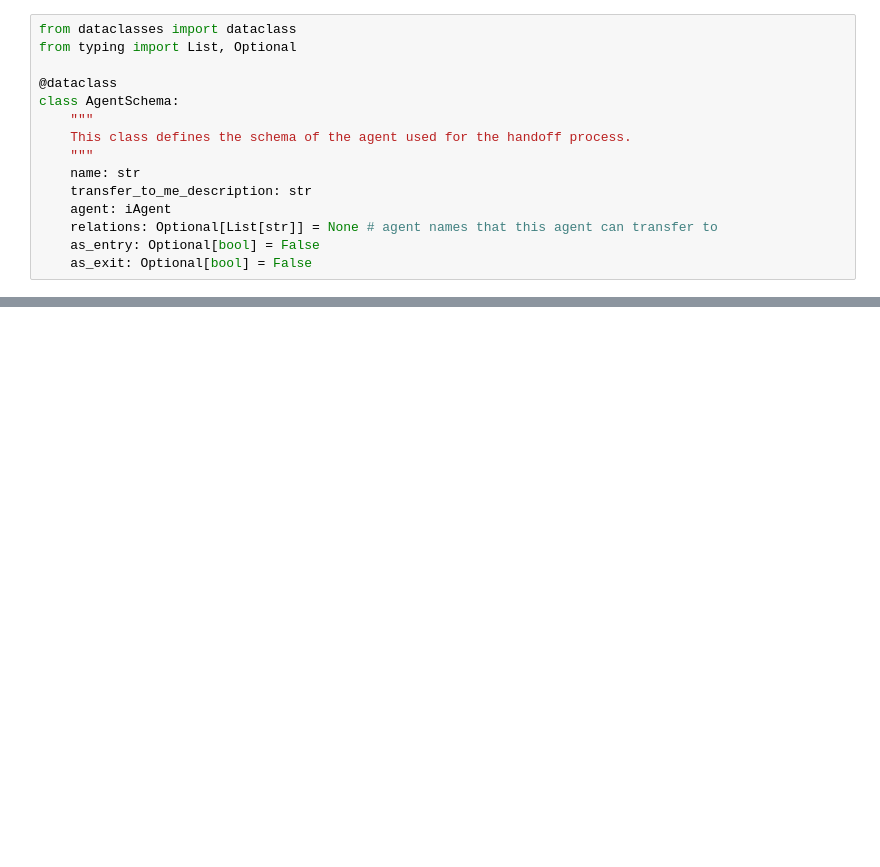
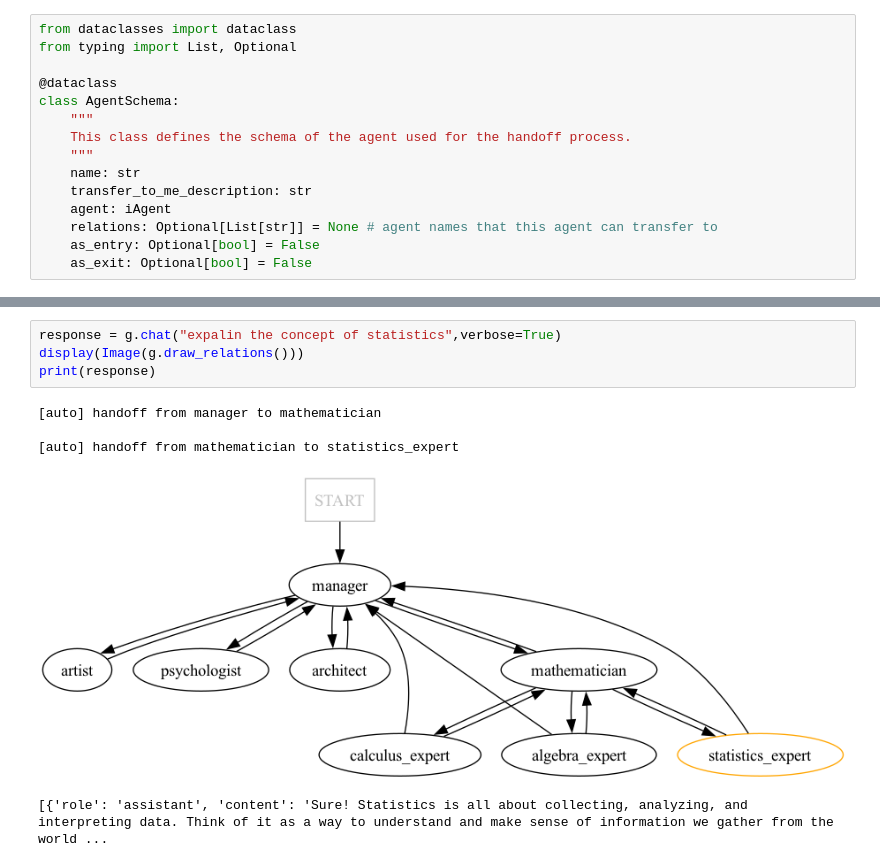
Before and after one commit to ZJCODE/Multi-Agent-Framework, a Jupyter notebook: experiment/standalone_multi_framework_v2.ipynb, the cells around one changed output, grey strips where cells are left out. Drawn from its saved outputs; the diff is of its cells as text; blank space fills up the shorter version.

```diff
--- a/experiment/standalone_multi_framework_v2.ipynb
+++ b/experiment/standalone_multi_framework_v2.ipynb
@@ -396 +498,11 @@ display(Image(g.draw_relations()))
+# %%
+response = g.chat("expalin the concept of statistics",verbose=True)
+display(Image(g.draw_relations()))
+print(response)
+# %% [output]
+[auto] handoff from manager to mathematician
+
+[auto] handoff from mathematician to statistics_expert
+[figure, added]
+[{'role': 'assistant', 'content': 'Sure! Statistics is all about collecting, analyzing, and interpreting data. Think of it as a way to understand and make sense of information we gather from the world ...
 # %%
```
Also changed, not shown: parts of 16 cells of this notebook, 1 other file.
